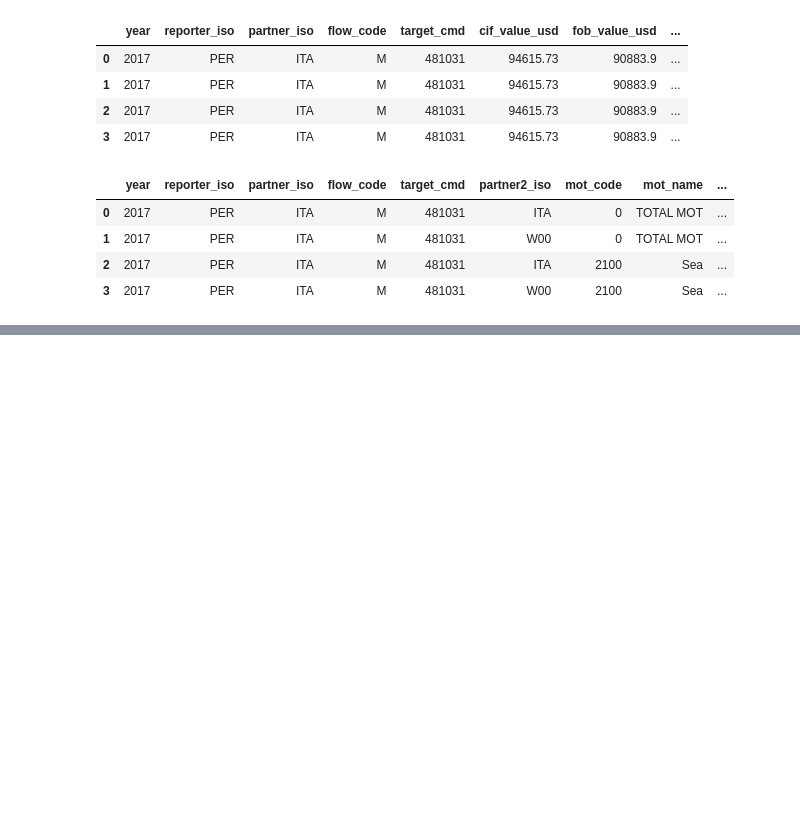
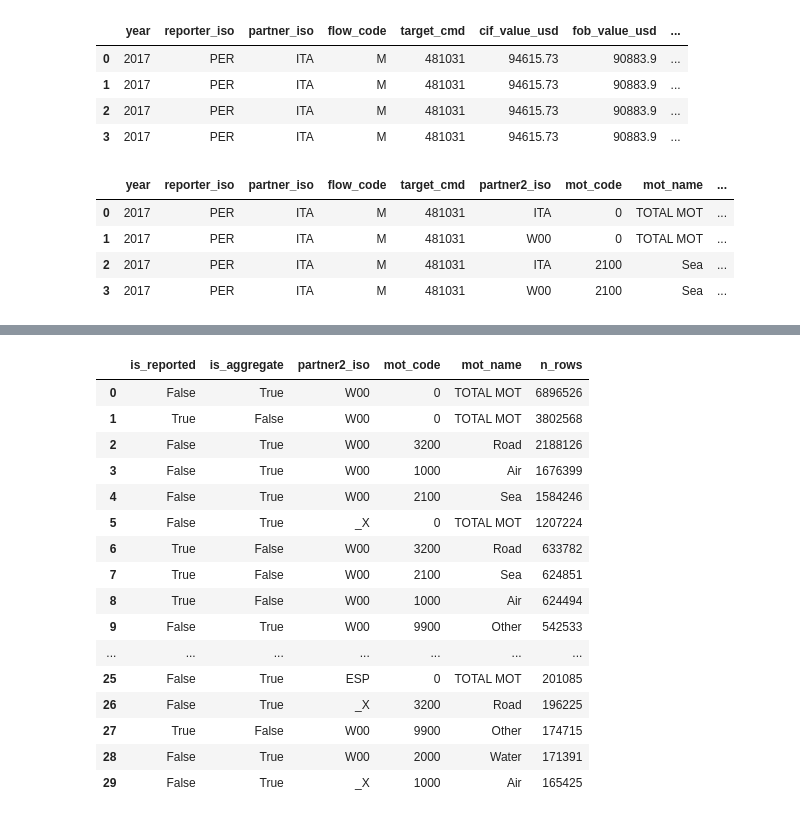
Before and after one commit to TI-ForestProductsMarkets/vacoda, a Jupyter notebook: notebooks/09_hs_sync_output_inspection.ipynb, the cells around one changed output, grey strips where cells are left out. Drawn from its saved outputs; the diff is of its cells as text; code cells hidden in the pictures; blank space fills up the shorter version.

Commit message:
WIP: prepare_input confirms is_reported flag consistency

```diff
--- a/notebooks/09_hs_sync_output_inspection.ipynb
+++ b/notebooks/09_hs_sync_output_inspection.ipynb
@@ -1411,0 +1526,45 @@ check
+# %%
+dimension_patterns = duckdb.sql(
+    f"""
+    SELECT
+        is_reported,
+        is_aggregate,
+        partner2_iso,
+        mot_code,
+        mot_name,
+        COUNT(*) AS n_rows
+
+    FROM read_parquet('{prepared_path}')
+
+    GROUP BY
+        is_reported,
+        is_aggregate,
+        partner2_iso,
+        mot_code,
+        mot_name
+
+    ORDER BY n_rows DESC
+
+    LIMIT 30
+    """
+).df()
+
+dimension_patterns
+# %% [output]
+|  | is_reported | is_aggregate | partner2_iso | mot_code | mot_name | n_rows |
+| 0 | False | True | W00 | 0 | TOTAL MOT | 6896526 |
+| 1 | True | False | W00 | 0 | TOTAL MOT | 3802568 |
+| 2 | False | True | W00 | 3200 | Road | 2188126 |
+| 3 | False | True | W00 | 1000 | Air | 1676399 |
+| 4 | False | True | W00 | 2100 | Sea | 1584246 |
+| 5 | False | True | _X | 0 | TOTAL MOT | 1207224 |
+| 6 | True | False | W00 | 3200 | Road | 633782 |
+| 7 | True | False | W00 | 2100 | Sea | 624851 |
+| 8 | True | False | W00 | 1000 | Air | 624494 |
+| 9 | False | True | W00 | 9900 | Other | 542533 |
+| ... | ... | ... | ... | ... | ... | ... |
+| 25 | False | True | ESP | 0 | TOTAL MOT | 201085 |
+| 26 | False | True | _X | 3200 | Road | 196225 |
+| 27 | True | False | W00 | 9900 | Other | 174715 |
+| 28 | False | True | W00 | 2000 | Water | 171391 |
+| 29 | False | True | _X | 1000 | Air | 165425 |
```
Also changed, not shown: parts of 19 cells of this notebook, 5 other files.
